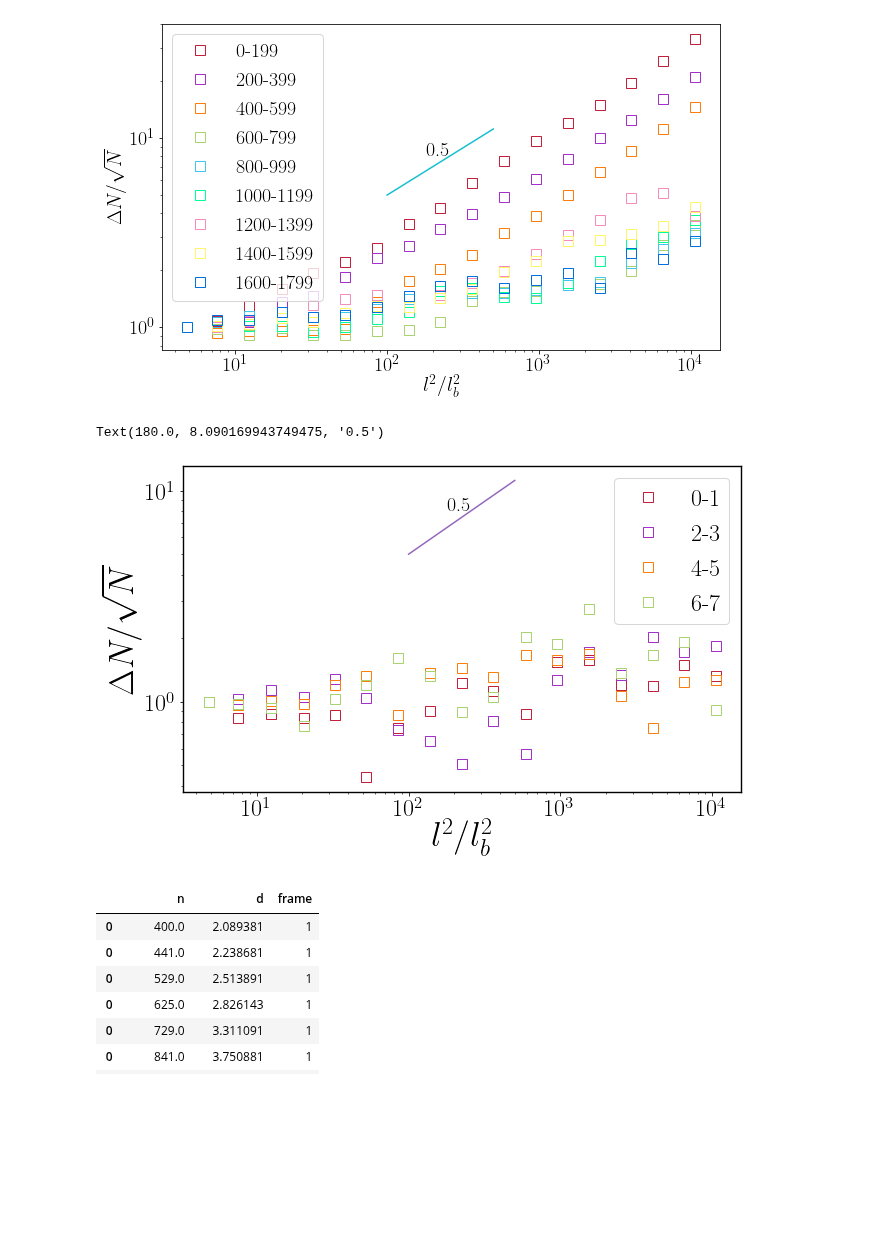
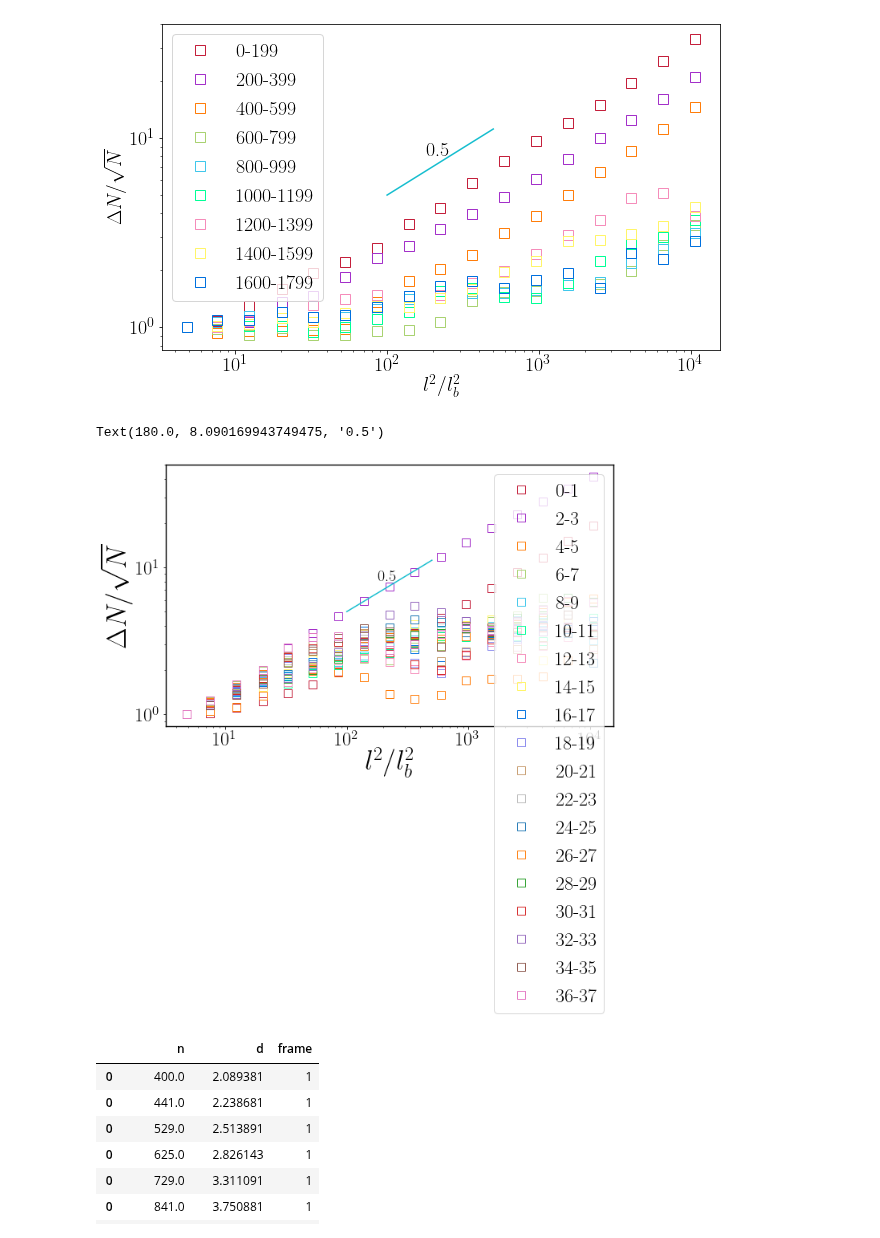
Before and after one commit to ZLoverty/Python, a Jupyter notebook: Correlation/src/fig-2_GNF.ipynb, the cells around one changed output. Drawn from its saved outputs; the diff is of its cells as text; code cells hidden in the pictures; blank space fills up the shorter version.

Commit message:
gnf kinetics

```diff
--- a/Correlation/src/fig-2_GNF.ipynb
+++ b/Correlation/src/fig-2_GNF.ipynb
@@ -464,33 +464,33 @@ plt.text(0.8*x[0]+0.2*x[1], y.mean(), '0.5')
 Text(180.0, 8.090169943749475, '0.5')
 [figure]
 # %%
-data = pd.read_csv(r'I:\Github\Python\Correlation\test_images\df2_kinetics\out\kinetics_data.csv')
+data = pd.read_csv(r'D:\Wei\First_measurement\transient\df2_kinetics\100\kinetics_data.csv')
 lb = 3
 mpp = 0.33
 k = 0
 seg_length = 2
 for idx in data.segment.drop_duplicates():
     subdata = data.loc[data.segment==idx]
     xx = subdata.n / (lb/mpp)**2
     yy = subdata.d / subdata.n**.5
     yy = yy / yy.iat[0]
     plt.plot(xx[0:len(xx):3], yy[0:len(yy):3], label='{:d}-{:d}'.format((idx-1)*seg_length, idx*seg_length-1), ls='', marker='s',
             mfc=(0,0,0,0), mec=wowcolor(k), markersize=10)
     k += 1
 plt.legend()
 plt.xscale('log')
 plt.yscale('log')
 plt.xlabel('$l^2/l_b^2$')
 plt.ylabel('$\Delta N/\sqrt{N}$')
 
 # guide of the eye slope
 x = np.array([100, 500])
 y = x**0.5 / 2
 plt.plot(x, y)
 plt.text(0.8*x[0]+0.2*x[1], y.mean(), '0.5')
 # %% [output]
 Text(180.0, 8.090169943749475, '0.5')
-[figure, old version]
+[figure, new version]
 # %%
 data
 # %% [output]
```
Also changed, not shown: 1 other file.
